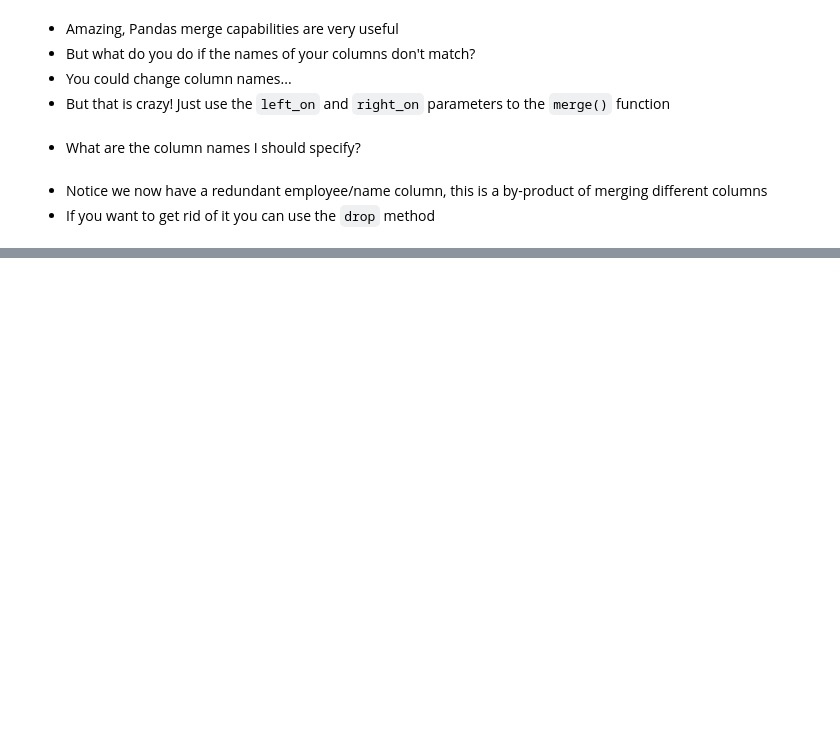
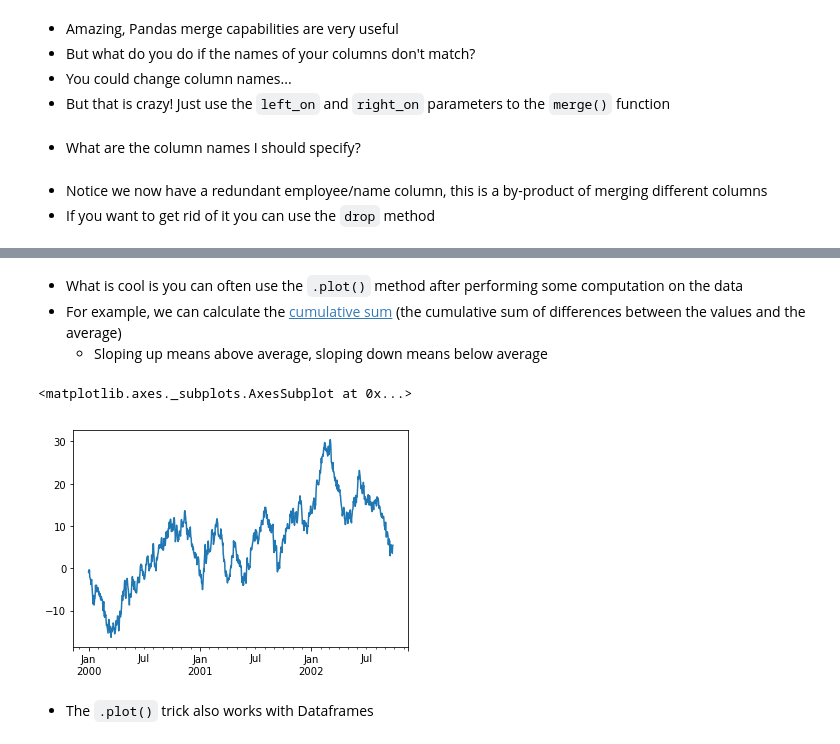
Before and after one commit to RCEatPitt/data-basics-summer-2018, a Jupyter notebook: day-two-pandas/More Pandas.ipynb, the cells around one changed output, grey strips where cells are left out. Saved outputs shown, nothing was run; the diff lists cells and outputs as text; code cells hidden in the pictures; blank space fills up the shorter version.

```diff
--- a/day-two-pandas/More Pandas.ipynb
+++ b/day-two-pandas/More Pandas.ipynb
@@ -890,0 +941,12 @@ pd.merge(df1, df3, left_on="employee", right_on="name" ).drop("name", axis=1)
+# %% [markdown]
+* What is cool is you can often use the `.plot()` method after performing some computation on the data
+* For example, we can calculate the [cumulative sum](http://www.variation.com/cpa/help/hs108.htm) (the cumulative sum of differences between the values and the average)
+    * Sloping up means above average, sloping down means below average
+# %%
+# Plot the cumulative sum of a Series
+random_series.cumsum().plot()
+# %% [output]
+<matplotlib.axes._subplots.AxesSubplot at 0x...>
+[figure, added]
+# %% [markdown]
+* The `.plot()` trick also works with Dataframes
```
Also changed, not shown: parts of 117 cells of this notebook, 1 other file.
